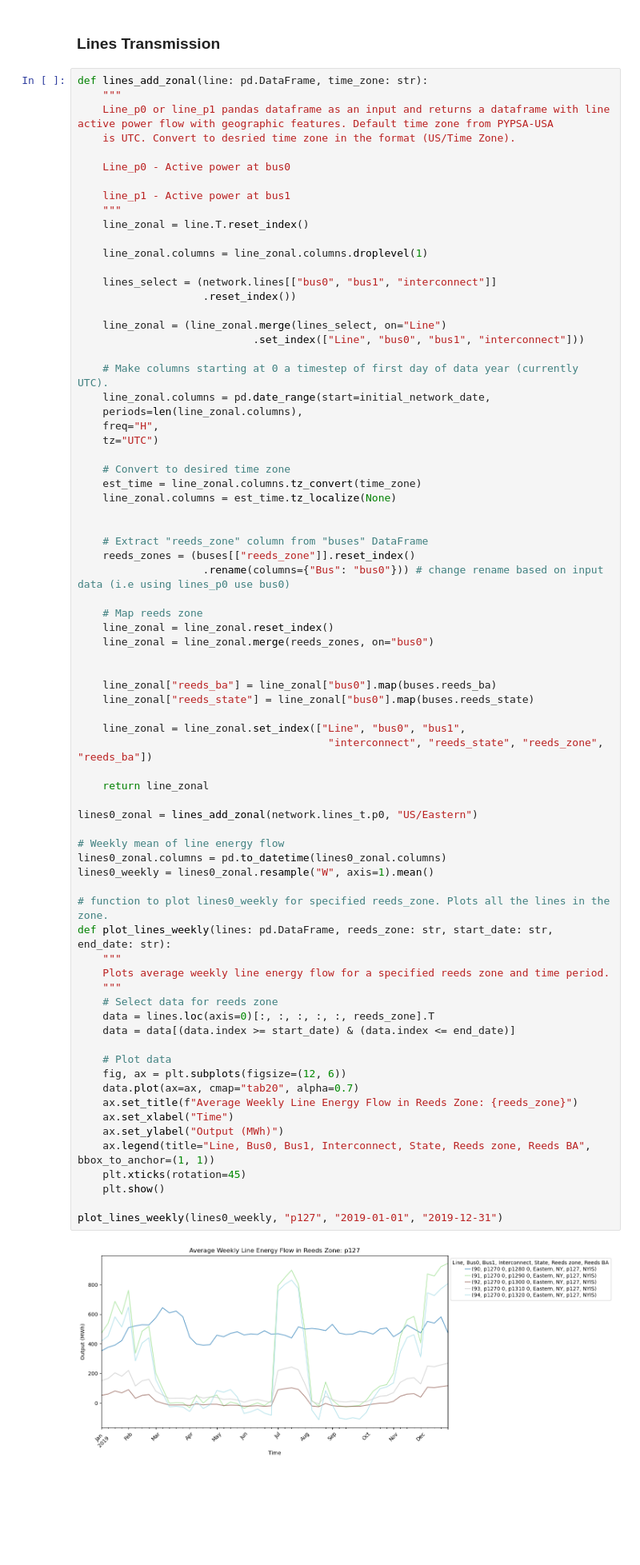
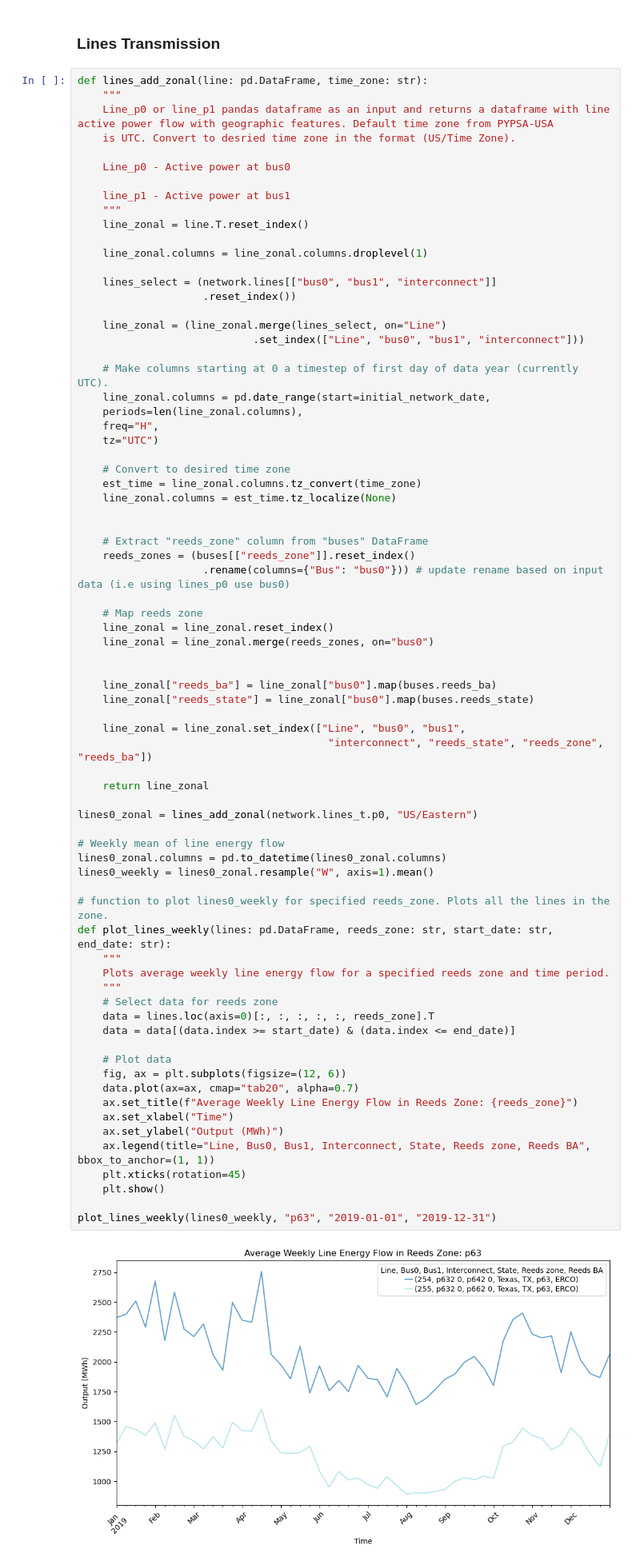
Before and after one commit to af3913/pypsa-usa, a Jupyter notebook: workflow/pypsa-usa_technical_appendix.ipynb, the cells around one changed output. Shown at 80% size. Saved outputs shown, nothing was run; the diff lists cells and outputs as text; blank space fills up the shorter version.

```diff
--- a/workflow/pypsa-usa_technical_appendix.ipynb
+++ b/workflow/pypsa-usa_technical_appendix.ipynb
@@ -699,7 +699,7 @@ def lines_add_zonal(line: pd.DataFrame, time_zone: str):
 
     # Extract "reeds_zone" column from "buses" DataFrame
     reeds_zones = (buses[["reeds_zone"]].reset_index()
-                    .rename(columns={"Bus": "bus0"})) # change rename based on input data (i.e using lines_p0 use bus0)
+                    .rename(columns={"Bus": "bus0"})) # update rename based on input data (i.e using lines_p0 use bus0)
 
     # Map reeds zone
     line_zonal = line_zonal.reset_index()
@@ -713,35 +713,35 @@ def lines_add_zonal(line: pd.DataFrame, time_zone: str):
                                         "interconnect", "reeds_state", "reeds_zone", "reeds_ba"])
 
     return line_zonal
 
 lines0_zonal = lines_add_zonal(network.lines_t.p0, "US/Eastern")
 
 # Weekly mean of line energy flow
 lines0_zonal.columns = pd.to_datetime(lines0_zonal.columns)
 lines0_weekly = lines0_zonal.resample("W", axis=1).mean()
 
 # function to plot lines0_weekly for specified reeds_zone. Plots all the lines in the zone.
 def plot_lines_weekly(lines: pd.DataFrame, reeds_zone: str, start_date: str, end_date: str):
     """
     Plots average weekly line energy flow for a specified reeds zone and time period.
     """
     # Select data for reeds zone
     data = lines.loc(axis=0)[:, :, :, :, :, reeds_zone].T
     data = data[(data.index >= start_date) & (data.index <= end_date)]
 
     # Plot data
     fig, ax = plt.subplots(figsize=(12, 6))
     data.plot(ax=ax, cmap="tab20", alpha=0.7)
     ax.set_title(f"Average Weekly Line Energy Flow in Reeds Zone: {reeds_zone}")
     ax.set_xlabel("Time")
     ax.set_ylabel("Output (MWh)")
     ax.legend(title="Line, Bus0, Bus1, Interconnect, State, Reeds zone, Reeds BA", bbox_to_anchor=(1, 1))
     plt.xticks(rotation=45)
     plt.show()
 
-plot_lines_weekly(lines0_weekly, "p127", "2019-01-01", "2019-12-31")
+plot_lines_weekly(lines0_weekly, "p63", "2019-01-01", "2019-12-31")
 # %% [output]
-[figure, old version]
+[figure, new version]
 # %%
 lines0_weekly.head()
 # %% [output]
```
Also changed, not shown: parts of 8 cells of this notebook.
